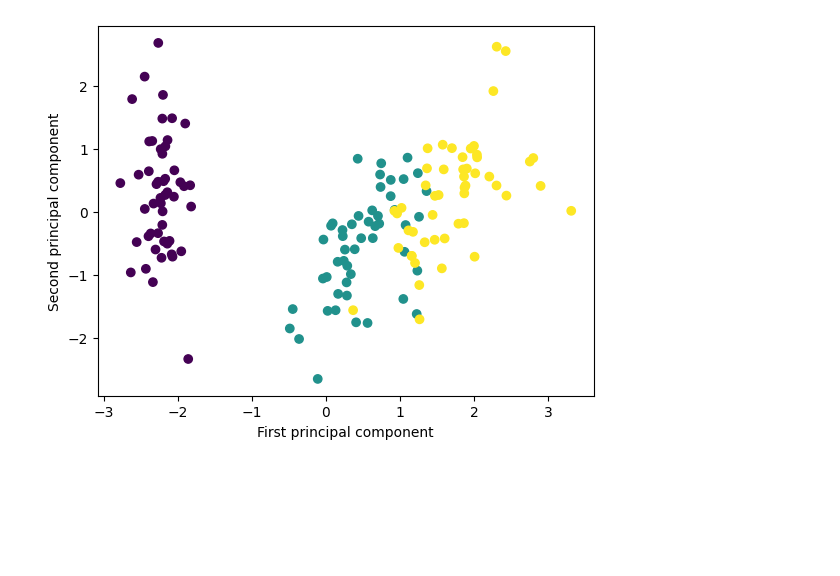
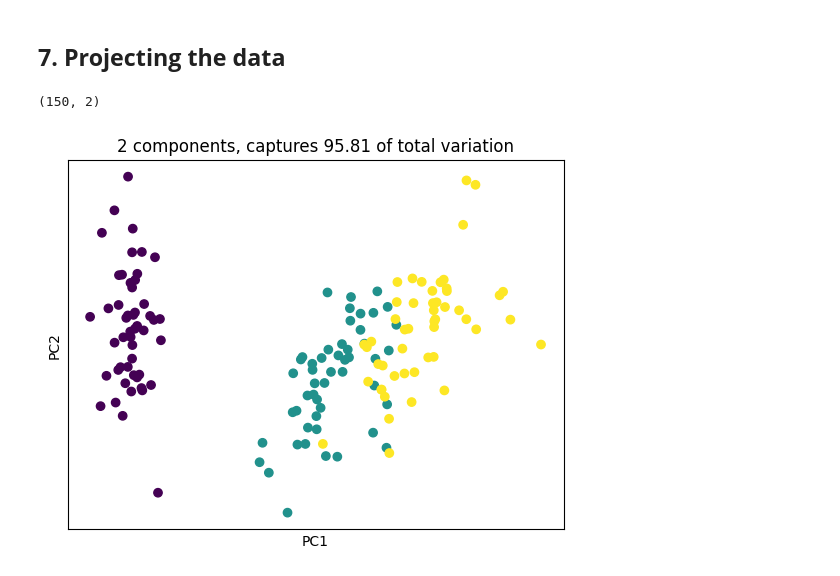
Before and after one commit to Jai-Keshav-Sharma/ML_from_scratch, a Jupyter notebook: PCA.ipynb, the cells around one changed output. Saved outputs shown, nothing was run; the diff lists cells and outputs as text; code cells hidden in the pictures; blank space fills up the shorter version.

```diff
--- a/PCA.ipynb
+++ b/PCA.ipynb
@@ -30,0 +113,12 @@ array([0.72962445, 0.22850762])
+# %%
+# We first make a list of (eigenvalue, eigenvector) tuples
+eig_pairs = [(np.abs(eig_vals[i]), eig_vecs[i,:]) for i in range(len(eig_vals))]
+
+# Then, we sort the tuples from the highest to the lowest based on eigenvalues magnitude
+eig_pairs.sort(key=lambda x: x[0], reverse=True)
+
+# For further usage
+eig_vals_sorted = np.array([x[0] for x in eig_pairs])
+eig_vecs_sorted = np.array([x[1] for x in eig_pairs])
+
+print(eig_pairs)
@@ -30,0 +130,6 @@ array([0.72962445, 0.22850762])
+# %%
+# Selecting top k eigenvectors
+k = 2
+W = eig_vecs_sorted[:k, :] # Projection matrix
+
+print(W.shape)
@@ -30,0 +140,14 @@ array([0.72962445, 0.22850762])
+# %%
+eig_vals_total = sum(eig_vals)
+explained_variance = [(i / eig_vals_total)*100 for i in eig_vals_sorted]
+explained_variance = np.round(explained_variance, 2)
+cum_explained_variance = np.cumsum(explained_variance)
+
+print('Explained variance: {}'.format(explained_variance))
+print('Cumulative explained variance: {}'.format(cum_explained_variance))
+
+plt.plot(np.arange(1,n_features+1), cum_explained_variance, '-o')
+plt.xticks(np.arange(1,n_features+1))
+plt.xlabel('Number of components')
+plt.ylabel('Cumulative explained variance');
+plt.show()
@@ -31,7 +158,18 @@ array([0.72962445, 0.22850762])
+# %% [markdown]
+## **7. Projecting the data**
+# %%
+# transforming the X via Projection Matrix W
+
+X_proj = X_std.dot(W.T)
+
+print(X_proj.shape)
+# %% [output]
+(150, 2)
 # %%
-plt.scatter(X_pca[:, 0], X_pca[:, 1], c=y)
-plt.xlabel('First principal component')
-plt.ylabel('Second principal component')
+plt.scatter(X_proj[:, 0], X_proj[:, 1], c = y)
+plt.xlabel('PC1'); plt.xticks([])
+plt.ylabel('PC2'); plt.yticks([])
+plt.title('2 components, captures {} of total variation'.format(cum_explained_variance[1]))
 plt.show()
 # %% [output]
-[figure, old version]
+[figure, new version]
```
Also changed, not shown: parts of 22 cells of this notebook.
